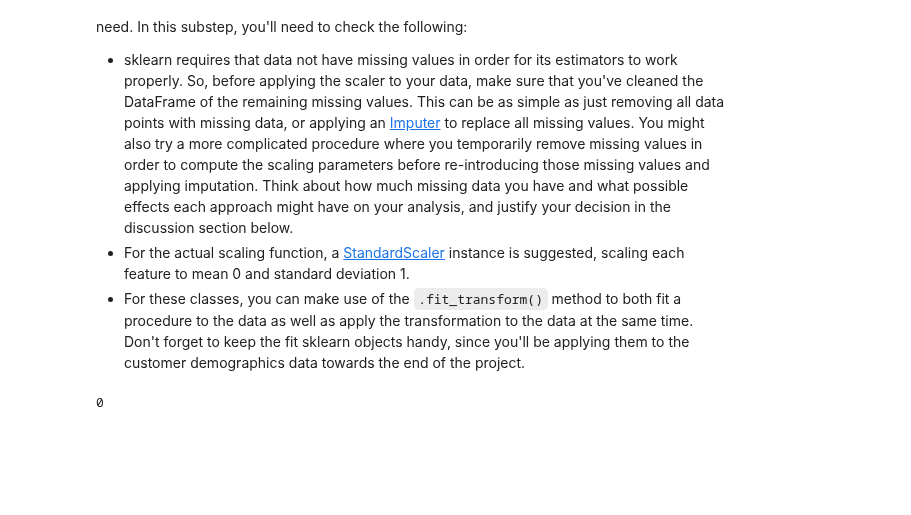
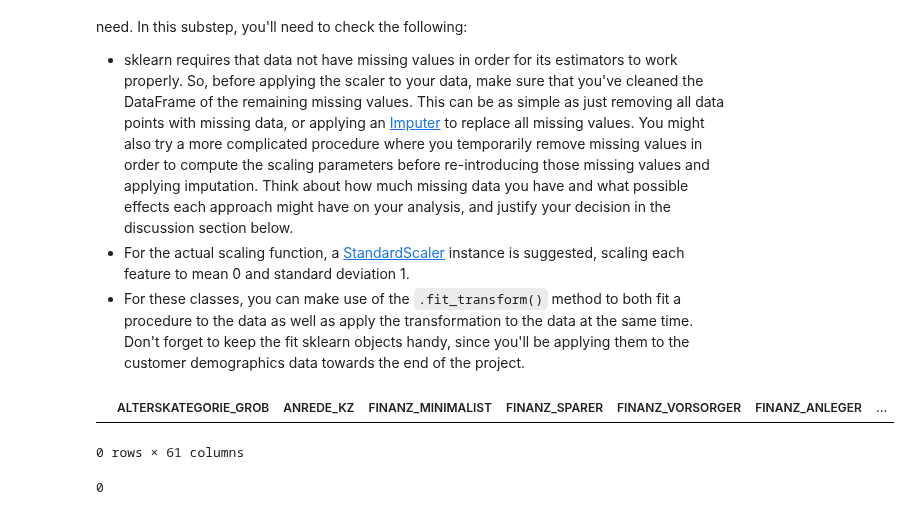
Before and after one commit to sjohnp2112/Identify-Custemer-Segments, a Jupyter notebook: Identify_Customer_Segments_sphelps.ipynb, the cells around one changed output. Drawn from its saved outputs; the diff is of its cells as text; code cells hidden in the pictures; blank space fills up the shorter version.

```diff
--- a/Identify_Customer_Segments_sphelps.ipynb
+++ b/Identify_Customer_Segments_sphelps.ipynb
@@ -687,6 +680,11 @@ Before we apply dimensionality reduction techniques to the data, we need to perf
 - sklearn requires that data not have missing values in order for its estimators to work properly. So, before applying the scaler to your data, make sure that you've cleaned the DataFrame of the remaining missing values. This can be as simple as just removing all data points with missing data, or applying an [Imputer](https://scikit-learn.org/0.16/modules/generated/sklearn.preprocessing.Imputer.html) to replace all missing values. You might also try a more complicated procedure where you temporarily remove missing values in order to compute the scaling parameters before re-introducing those missing values and applying imputation. Think about how much missing data you have and what possible effects each approach might have on your analysis, and justify your decision in the discussion section below.
 - For the actual scaling function, a [StandardScaler](http://scikit-learn.org/stable/modules/generated/sklearn.preprocessing.StandardScaler.html) instance is suggested, scaling each feature to mean 0 and standard deviation 1.
 - For these classes, you can make use of the `.fit_transform()` method to both fit a procedure to the data as well as apply the transformation to the data at the same time. Don't forget to keep the fit sklearn objects handy, since you'll be applying them to the customer demographics data towards the end of the project.
+# %%
+azdias_cleaned_encoded[azdias_cleaned_encoded.isin(['XX']).any(axis=1)]
+# %% [output]
+|  | ALTERSKATEGORIE_GROB | ANREDE_KZ | FINANZ_MINIMALIST | FINANZ_SPARER | FINANZ_VORSORGER | FINANZ_ANLEGER | ... |
+0 rows × 61 columns
 # %%
 # If you've not yet cleaned the dataset of all NaN values, then investigate and
 # do that now.
```
Also changed, not shown: parts of 7 cells of this notebook.
